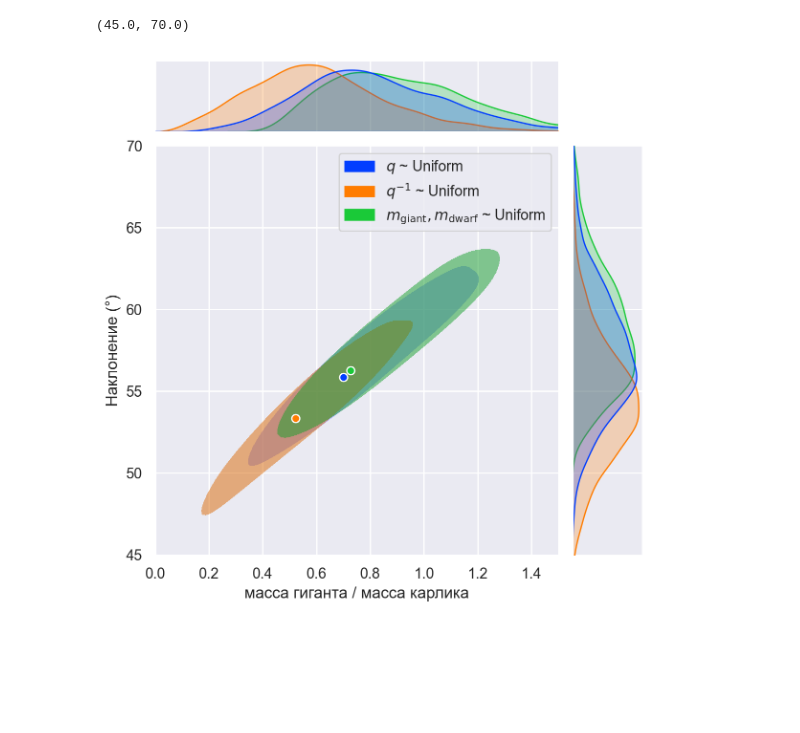
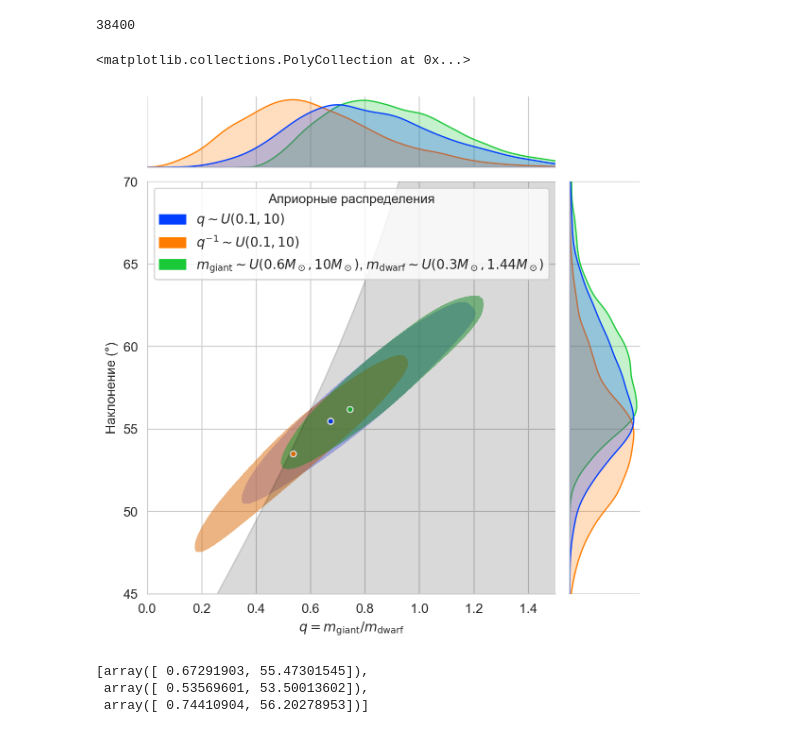
Before and after one commit to Batmaev/jl-probabilities, a Jupyter notebook: combined_plots.ipynb, the cells around one changed output. Saved outputs shown, nothing was run; the diff lists cells and outputs as text; code cells hidden in the pictures; blank space fills up the shorter version.

```diff
--- a/combined_plots.ipynb
+++ b/combined_plots.ipynb
@@ -8,8 +8,6 @@ import scipy.optimize
 # %%
 from IPython.display import set_matplotlib_formats
 set_matplotlib_formats('retina')
-# %%
-sns.set_theme()
 # %%
 def load(path):
     samples = pd.read_csv(path)
@@ -17,11 +15,17 @@ def load(path):
     return samples
 # %%
 samples_0 = load('samples/0.csv')
-samples_q_uniform = load('samples/q_uniform.csv')
-samples_q_inv = load('samples/q_inv.csv')
+samples_mq_uniform = load('samples/mq_uniform.csv')
+samples_mq_inv = load('samples/mq_inv.csv')
+samples_bb = load('samples/black_body.csv')
+samples_bb0 = load('samples/black_body_0.csv')
 
 samples = pd.concat(
-    [samples_q_inv, samples_q_uniform, samples_0],
-    keys=['$q$ ~ Uniform', '$q^{-1}$ ~ Uniform', r'$m_\text{giant}, m_\text{dwarf}$ ~ Uniform'],
+    [samples_mq_inv, samples_mq_uniform, samples_0],
+    keys=[
+r'$q \sim U(0.1, 10)$',
+r'$q^{-1} \sim U(0.1, 10)$',
+r'''$m_\text{giant} \sim U(0.6 M_\odot, 10 M_\odot)$, $m_\text{dwarf} \sim U(0.3 M_\odot, 1.44 M_\odot)$'''
+    ],
     names=['model']
 )
@@ -47,29 +35,46 @@ def get_max_point(samples):
     return scipy.optimize.minimize(lambda x: -dist(x), (0.7, 55)).x
 # %%
 # (deep, muted, bright, pastel, dark, colorblind)
+# %%
+sns.set_style('whitegrid')
 # %%
 sns.set_palette('bright')
+# %%
+len(samples)
+# %% [output]
+38400
+# %%
+def i(q, m_dwarf = 1.44):
+    sin = np.cbrt(0.322408 / m_dwarf * (1 + q)**2)
+    sin = np.clip(sin, -1, 1)
+    return np.rad2deg(np.arcsin(sin))
 # %%
 joint_grid = sns.jointplot(
     samples,
     x = 'mass_quotient_inv',
     y = 'observer_angle',
     hue='model',
     kind = 'kde',
     joint_kws={'fill': True, 'levels': [0.32, 1], 'alpha': 0.5, 'common_norm': False, 'bw_method': 'silverman', 'bw_adjust': 1.5},
     marginal_kws={'common_norm': False},
 )
 
-joint_grid.ax_joint.scatter(*get_max_point(samples_q_inv), edgecolors='white')
-joint_grid.ax_joint.scatter(*get_max_point(samples_q_uniform), edgecolors='white')
-joint_grid.ax_joint.scatter(*get_max_point(samples_0), edgecolors='white')
+s = 20
+joint_grid.ax_joint.scatter(*get_max_point(samples_mq_inv), edgecolors='white', s=s)
+joint_grid.ax_joint.scatter(*get_max_point(samples_mq_uniform), edgecolors='white', s=s)
+joint_grid.ax_joint.scatter(*get_max_point(samples_0), edgecolors='white', s=s)
 
 
-joint_grid.ax_joint.legend_.set_title(None)
-joint_grid.set_axis_labels('масса гиганта / масса карлика', 'Наклонение (°)')
+joint_grid.ax_joint.legend_.set_title('Априорные распределения')
+joint_grid.ax_joint.legend_.set_loc('upper center')
+joint_grid.set_axis_labels(r'$q = m_\text{giant} / m_\text{dwarf}$', 'Наклонение (°)')
 joint_grid.ax_joint.set_xlim(0, 1.5)
 joint_grid.ax_joint.set_ylim(45, 70)
+
+
+q_list = np.linspace(0, 5, 100)
+joint_grid.ax_joint.fill_between(q_list, i(q_list), color='black', alpha=0.15)
 # %% [output]
-(45.0, 70.0)
+<matplotlib.collections.PolyCollection at 0x...>
-[figure, old version]
+[figure, new version]
 # %%
@@ -76,0 +82,6 @@ joint_grid.savefig('tex/pic_drafts/angle_mass_quotient.pdf')
+# %%
+[get_max_point(samples_mq_inv), get_max_point(samples_mq_uniform), get_max_point(samples_0)]
+# %% [output]
+[array([ 0.67291903, 55.47301545]),
+ array([ 0.53569601, 53.50013602]),
+ array([ 0.74410904, 56.20278953])]
```
Also changed, not shown: parts of 11 cells of this notebook, 7 other files.
